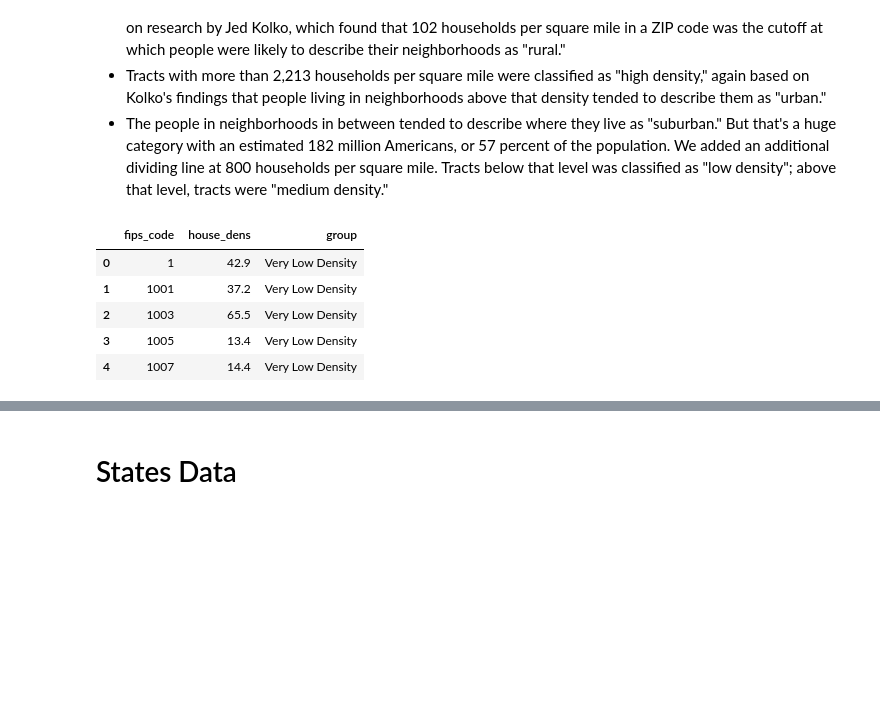
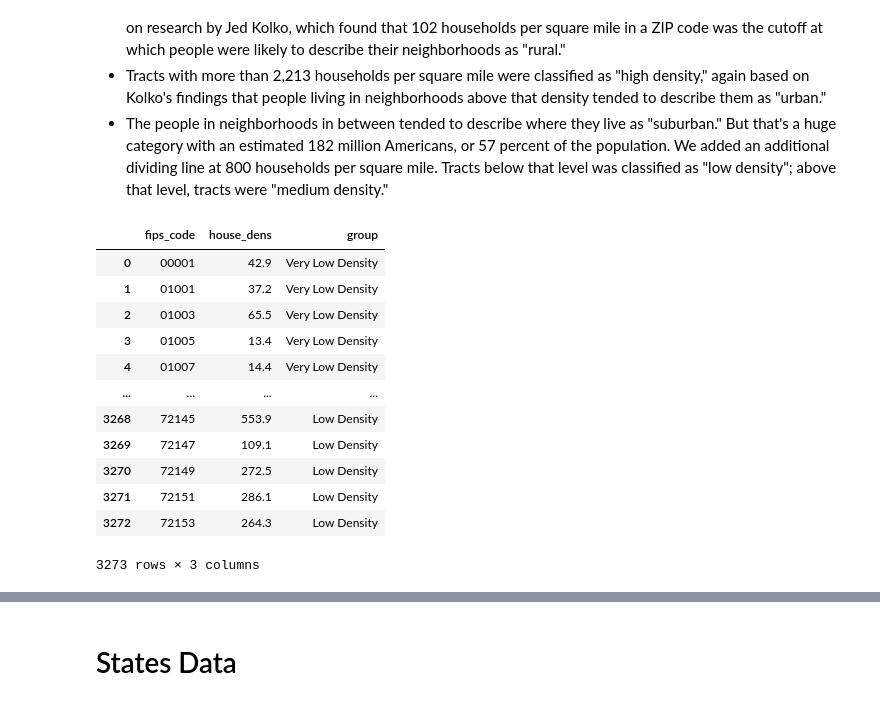
Before and after one commit to psthomas/onevis, a Jupyter notebook: onevis.ipynb, the cells around one changed output, grey strips where cells are left out. Cells and saved outputs as stored; diff of their text form; code cells hidden in the pictures; blank space fills up the shorter version.

```diff
--- a/onevis.ipynb
+++ b/onevis.ipynb
@@ -42,34 +38,43 @@ https://github.com/theatlantic/citylab-data/blob/master/citylab-congress/methodo
 # %%
 dens_path = os.path.join(os.getcwd(), 'data', 'DEC_10_SF1_GCTPH1.US05PR', 'DEC_10_SF1_GCTPH1.US05PR_with_ann.csv')
 #https://stackoverflow.com/questions/19699367/unicodedecodeerror-utf-8-codec-cant-decode-byte#19706723
-dens_df = pd.read_csv(dens_path, encoding = "ISO-8859-1", header=1, skiprows=[2]) #header=1, skiprows=[0]
+dens_df = pd.read_csv(dens_path, encoding = "ISO-8859-1",
+    header=1, skiprows=[2], dtype={'Target Geo Id2':'object'}) #header=1, skiprows=[0]
 dens_df = dens_df[['Target Geo Id2','Density per square mile of land area - Housing units']]
 dens_df.rename(columns={'Target Geo Id2':'fips_code',
     'Density per square mile of land area - Housing units':'house_dens'},
     inplace=True)
+dens_df['fips_code'] = dens_df['fips_code'].str.zfill(5)
 #Housing density is in homes/square mile of land area
 
 #https://github.com/theatlantic/citylab-data/blob/master/citylab-congress/methodology.md
 def categorize_density(row):
     if row['house_dens'] < 102:
         return 'Very Low Density'
     elif row['house_dens'] < 800:
         return 'Low Density'
     elif row['house_dens'] < 2213:
         return 'Medium Density'
     else:
         return 'High Density'
 
 dens_df['group'] = dens_df.apply(categorize_density, axis=1)
 # Then join on county data, group by category and year, summing dem/rep/vap/total voters,
 # then calculate margin and turnout by year and category.
 
-dens_df.head()
+dens_df
 # %% [output]
 |  | fips_code | house_dens | group |
-| 0 | 1 | 42.9 | Very Low Density |
-| 1 | 1001 | 37.2 | Very Low Density |
-| 2 | 1003 | 65.5 | Very Low Density |
-| 3 | 1005 | 13.4 | Very Low Density |
-| 4 | 1007 | 14.4 | Very Low Density |
+| 0 | 00001 | 42.9 | Very Low Density |
+| 1 | 01001 | 37.2 | Very Low Density |
+| 2 | 01003 | 65.5 | Very Low Density |
+| 3 | 01005 | 13.4 | Very Low Density |
+| 4 | 01007 | 14.4 | Very Low Density |
+| ... | ... | ... | ... |
+| 3268 | 72145 | 553.9 | Low Density |
+| 3269 | 72147 | 109.1 | Low Density |
+| 3270 | 72149 | 272.5 | Low Density |
+| 3271 | 72151 | 286.1 | Low Density |
+| 3272 | 72153 | 264.3 | Low Density |
+3273 rows × 3 columns
 # %%
```
Also changed, not shown: parts of 9 cells of this notebook, 9 other files.
